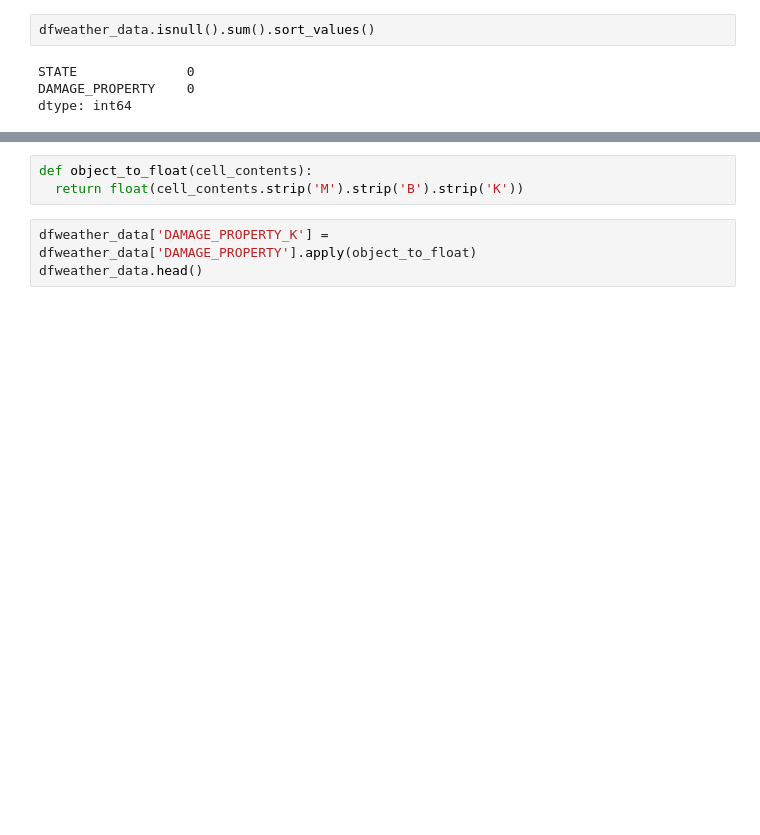
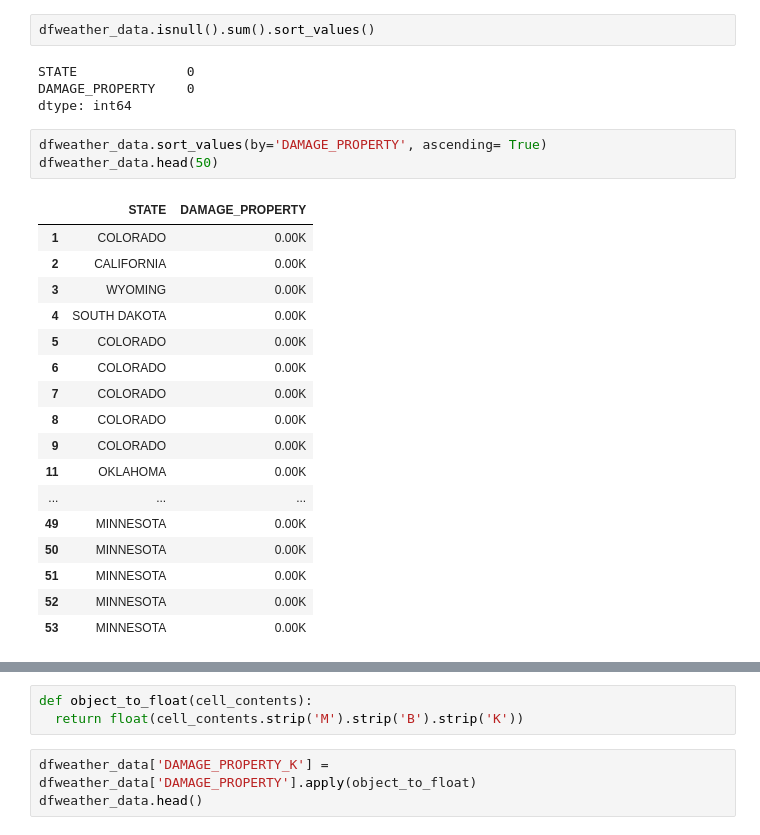
Before and after one commit to lmstephens/Build-Week1, a Jupyter notebook: 2013Weather.ipynb, the cells around one changed output, grey strips where cells are left out. Drawn from its saved outputs; the diff is of its cells as text; blank space fills up the shorter version.

```diff
--- a/2013Weather.ipynb
+++ b/2013Weather.ipynb
@@ -60,3 +60,24 @@ dfweather_data.isnull().sum().sort_values()
 STATE              0
 DAMAGE_PROPERTY    0
 dtype: int64
+# %%
+dfweather_data.sort_values(by='DAMAGE_PROPERTY', ascending= True)
+dfweather_data.head(50)
+# %% [output]
+|  | STATE | DAMAGE_PROPERTY |
+| 1 | COLORADO | 0.00K |
+| 2 | CALIFORNIA | 0.00K |
+| 3 | WYOMING | 0.00K |
+| 4 | SOUTH DAKOTA | 0.00K |
+| 5 | COLORADO | 0.00K |
+| 6 | COLORADO | 0.00K |
+| 7 | COLORADO | 0.00K |
+| 8 | COLORADO | 0.00K |
+| 9 | COLORADO | 0.00K |
+| 11 | OKLAHOMA | 0.00K |
+| ... | ... | ... |
+| 49 | MINNESOTA | 0.00K |
+| 50 | MINNESOTA | 0.00K |
+| 51 | MINNESOTA | 0.00K |
+| 52 | MINNESOTA | 0.00K |
+| 53 | MINNESOTA | 0.00K |
```
Also changed, not shown: parts of 1 cell of this notebook.
